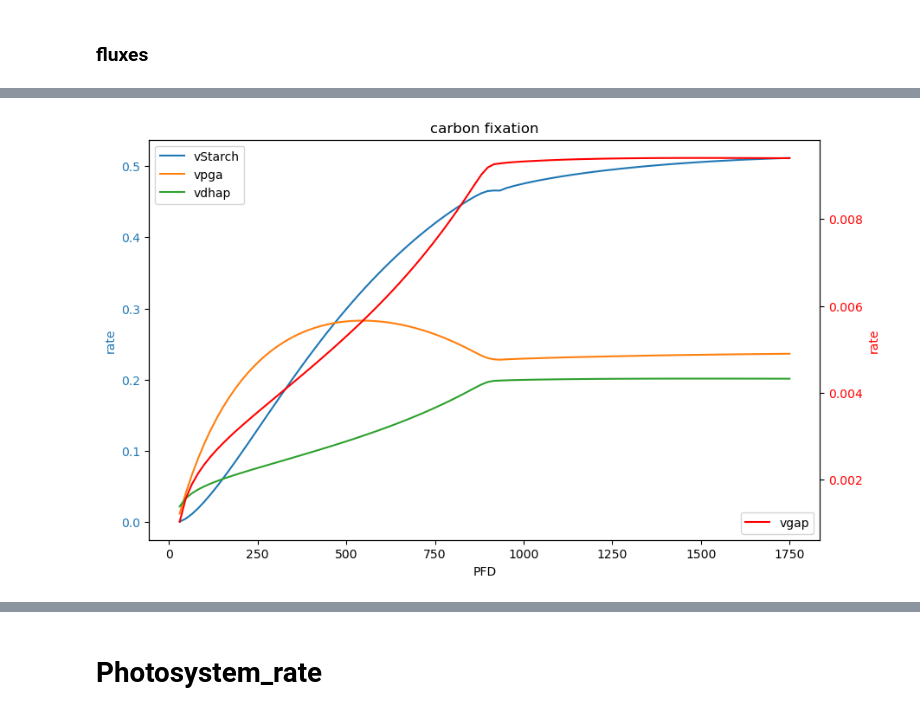
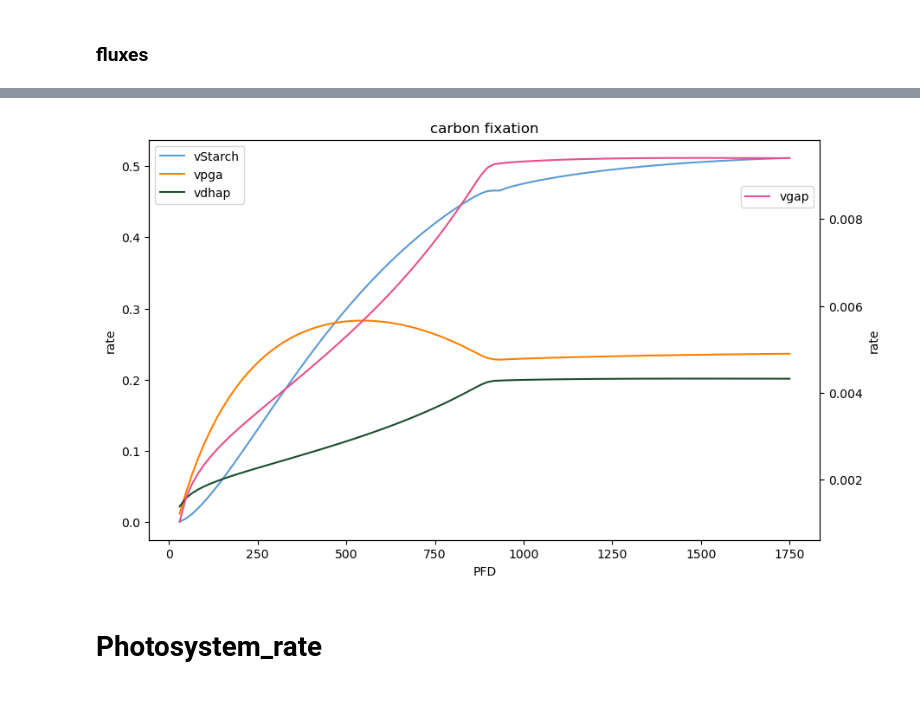
Before and after one commit to A-Potthoff/QTB_modeling, a Jupyter notebook: analyses/steady_state_analysis.ipynb, the cells around one changed output, grey strips where cells are left out. Saved outputs shown, nothing was run; the diff lists cells and outputs as text; code cells hidden in the pictures.

```diff
--- a/analyses/steady_state_analysis.ipynb
+++ b/analyses/steady_state_analysis.ipynb
@@ -230,35 +228,25 @@ folder = f"figures/{model}/steady_state_dynamics/"
 name = "electron_flows"
 os.makedirs(folder, exist_ok=True)
 fig.savefig(f"{folder}{name}.png", pad_inches = 0.1, bbox_inches = "tight")
-# %%
-# CARBON FIXATION
-
-fig, ax1 = plt.subplots(1, 1, figsize=(10, 6))
-
-v.loc[:,["vStarch",
-        "vpga",
-        "vdhap"
-        ]].plot(ax = ax1,
-                title="carbon fixation",
-                xlabel="PFD",
-                ylabel="rate",
-                figsize=(10, 6))
-
-ax2 = ax1.twinx()
-
-ax2 = v.loc[:,["vgap"]].plot(ax = ax2, color = "red")
-
-ax2.set_ylabel("rate", color='red')
-
-# Optionally, set different colors for the axes to distinguish them
-ax1.set_ylabel("rate", color='tab:blue')
-ax1.tick_params(axis='y', labelcolor='tab:blue')
-ax2.tick_params(axis='y', labelcolor='red')
-
-ax1.legend(loc='upper left')
-ax2.legend(loc='lower right')
-
-
-plt.show()
-# %% [output]
-[figure, removed]
+# %%
+# CARBON FIXATION
+
+fig, ax1 = plt.subplots(figsize=(10, 6))
+ax2 = ax1.twinx()
+
+ax1.plot(v["vStarch"], label="vStarch", color=colors[0])
+ax1.plot(v["vpga"], label="vpga", color=colors[1])
+ax1.plot(v["vdhap"], label="vdhap", color=colors[2])
+
+ax2.plot(v["vgap"], label="vgap", color=colors[3])
+
+ax1.set(title="carbon fixation",
+        xlabel="PFD",
+        ylabel="rate")
+ax2.set_ylabel("rate")
+
+ax1.legend(loc='upper left', bbox_to_anchor=(0, 1))
+ax2.legend(loc='upper right', bbox_to_anchor=(1, 0.9))
+
+fig.show()
+# %% [output]
@@ -265,3 +254,4 @@ plt.show()
+[figure, added]
 # %%
 folder = f"figures/{model}/steady_state_dynamics/"
 name = "carbon_fixation_fluxes"
```
Also changed, not shown: parts of 7 cells of this notebook, 2 other files.
